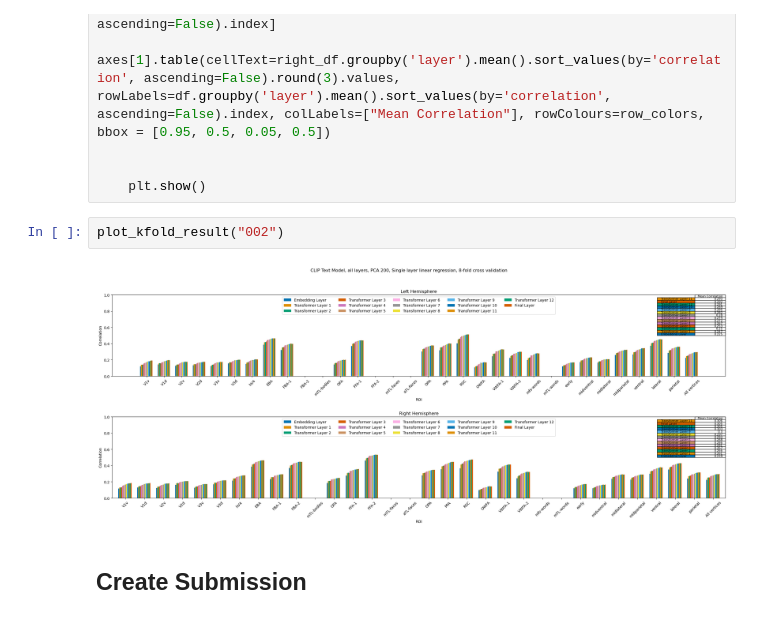
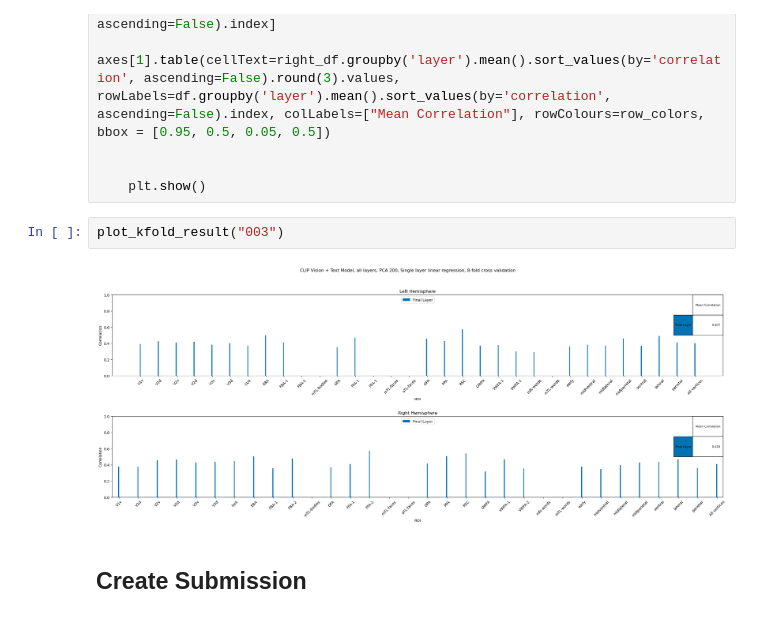
Before and after one commit to lukekorthals/algonauts-2023, a Jupyter notebook: test.ipynb, the cells around one changed output. Cells and saved outputs as stored; diff of their text form.

```diff
--- a/test.ipynb
+++ b/test.ipynb
@@ -1035,9 +919,9 @@ def plot_kfold_result(validation = "001"):
 
     plt.show()
 # %%
-plot_kfold_result("002")
+plot_kfold_result("003")
 # %% [output]
-[figure, old version]
+[figure, new version]
 # %% [markdown]
 ## Create Submission
 # %%
```
Also changed, not shown: parts of 9 cells of this notebook.
